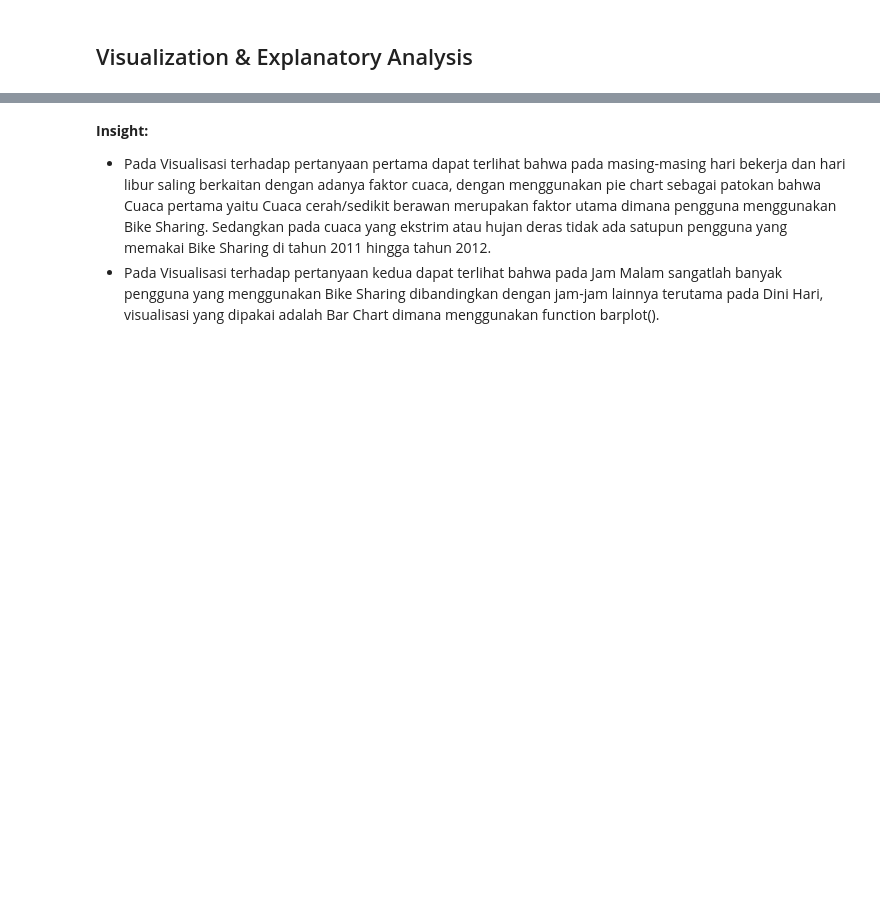
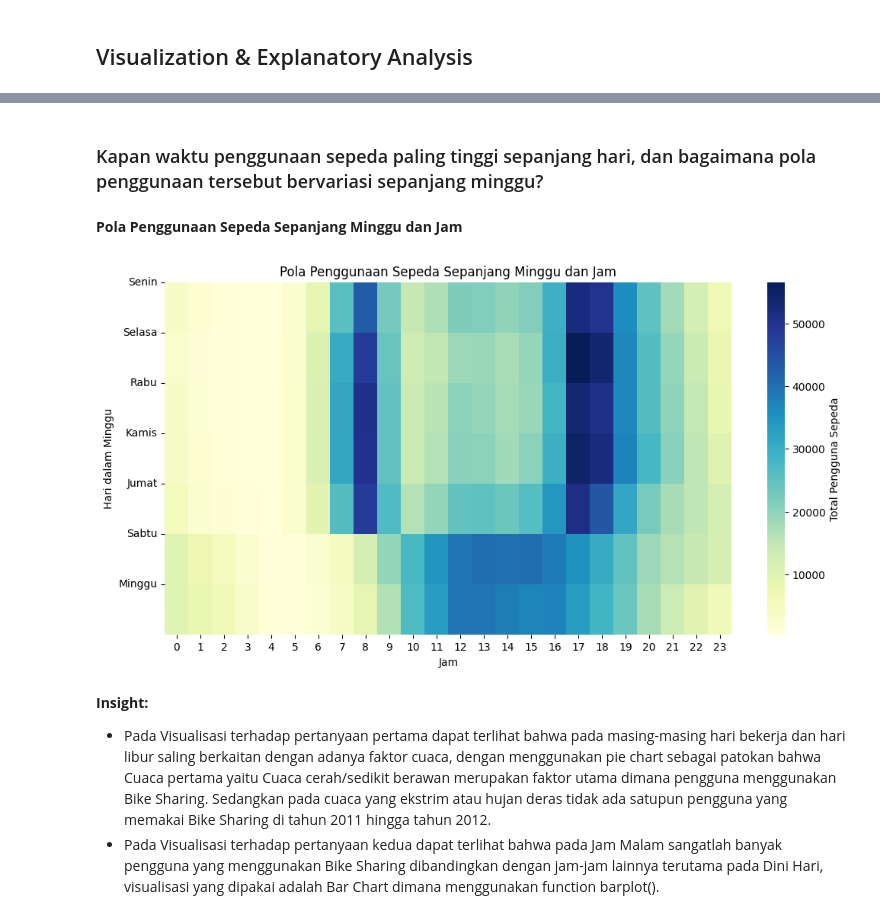
Before and after one commit to bagusangkasawan/data-analysis, a Jupyter notebook: Proyek_Analisis_Data.ipynb, the cells around one changed output, grey strips where cells are left out. Drawn from its saved outputs; the diff is of its cells as text; code cells hidden in the pictures; blank space fills up the shorter version.

```diff
--- a/Proyek_Analisis_Data.ipynb
+++ b/Proyek_Analisis_Data.ipynb
@@ -432,3 +367,28 @@ plt.show()
+# %% [markdown]
+### Kapan waktu penggunaan sepeda paling tinggi sepanjang hari, dan bagaimana pola penggunaan tersebut bervariasi sepanjang minggu?
+# %% [markdown]
+**Pola Penggunaan Sepeda Sepanjang Minggu dan Jam**
+# %%
+# Menambahkan kolom untuk hari dalam seminggu
+hour_df["weekday"] = hour_df["dteday"].dt.dayofweek  # 0 = Senin, ..., 6 = Minggu
+
+# Grupkan data berdasarkan jam dan hari
+usage_by_time_df = hour_df.groupby(["weekday", "hr"]).cnt.sum().unstack()
+
+# Visualisasi
+plt.figure(figsize=(12, 6))
+sns.heatmap(usage_by_time_df, cmap="YlGnBu", cbar_kws={'label': 'Total Pengguna Sepeda'})
+plt.title("Pola Penggunaan Sepeda Sepanjang Minggu dan Jam")
+plt.xlabel("Jam")
+plt.ylabel("Hari dalam Minggu")
+plt.yticks(
+    ticks=[0, 1, 2, 3, 4, 5, 6],
+    labels=["Senin", "Selasa", "Rabu", "Kamis", "Jumat", "Sabtu", "Minggu"],
+    rotation=0
+)
+plt.show()
+# %% [output]
+[figure, added]
 # %% [markdown]
 **Insight:**
 - Pada Visualisasi terhadap pertanyaan pertama dapat terlihat bahwa pada masing-masing hari bekerja dan hari libur saling berkaitan dengan adanya faktor cuaca, dengan menggunakan pie chart sebagai patokan bahwa Cuaca pertama yaitu Cuaca cerah/sedikit berawan merupakan faktor utama dimana pengguna menggunakan Bike Sharing. Sedangkan pada cuaca yang ekstrim atau hujan deras tidak ada satupun pengguna yang memakai Bike Sharing di tahun 2011 hingga tahun 2012.
```
Also changed, not shown: parts of 22 cells of this notebook.
